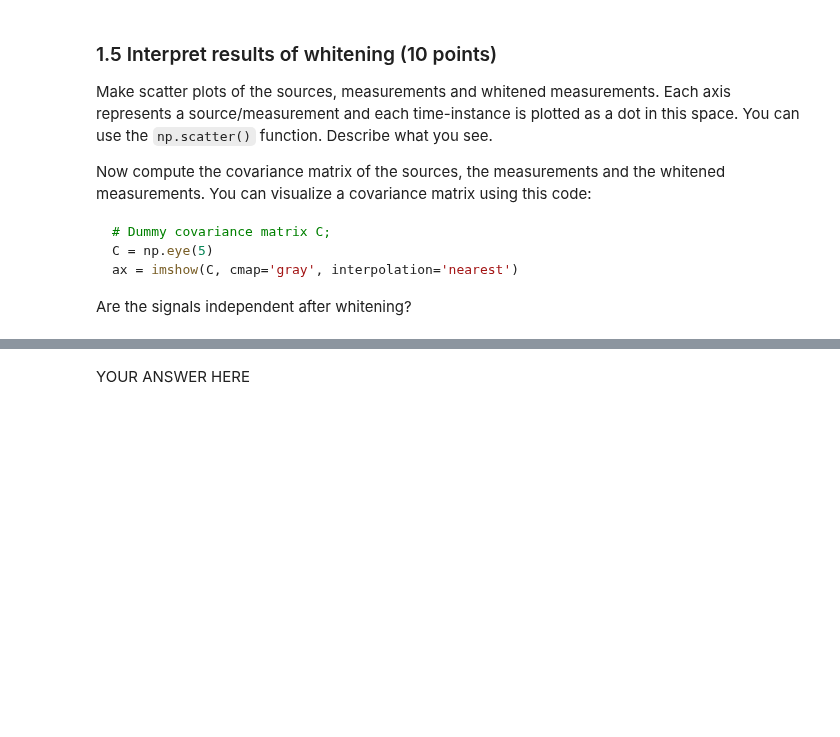
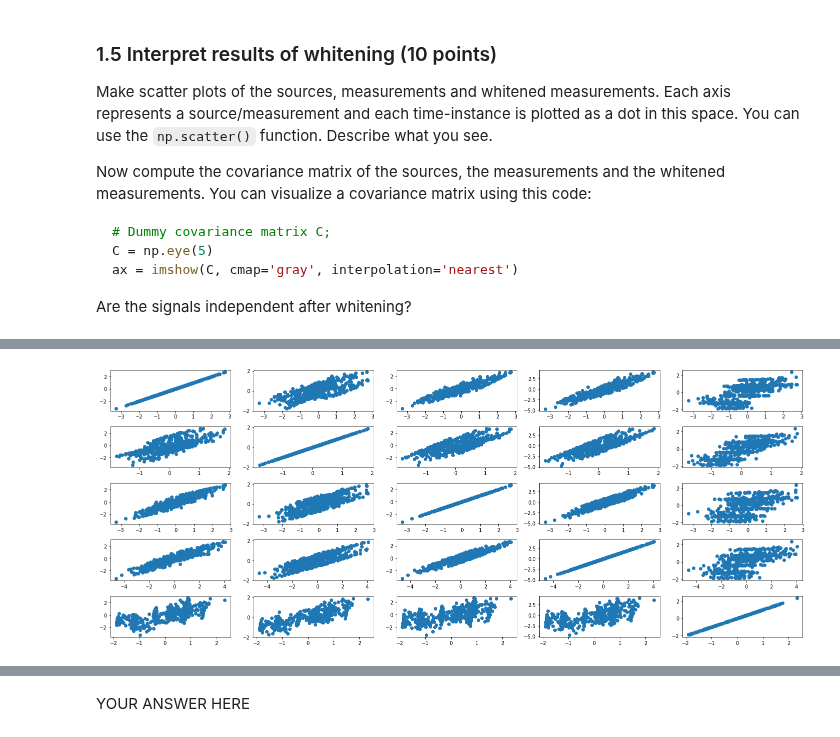
Before and after one commit to mirceamironenco/ML2_Labs, a Jupyter notebook: lab1/mircea.ipynb, the cells around one changed output, grey strips where cells are left out. Saved outputs shown, nothing was run; the diff lists cells and outputs as text; code cells hidden in the pictures; blank space fills up the shorter version.

```diff
--- a/lab1/mircea.ipynb
+++ b/lab1/mircea.ipynb
@@ -281,0 +297,4 @@ raise NotImplementedError()
+# %%
+plot_scatter(X, [])
+# %% [output]
+[figure, added]
```
Also changed, not shown: parts of 9 cells of this notebook.
